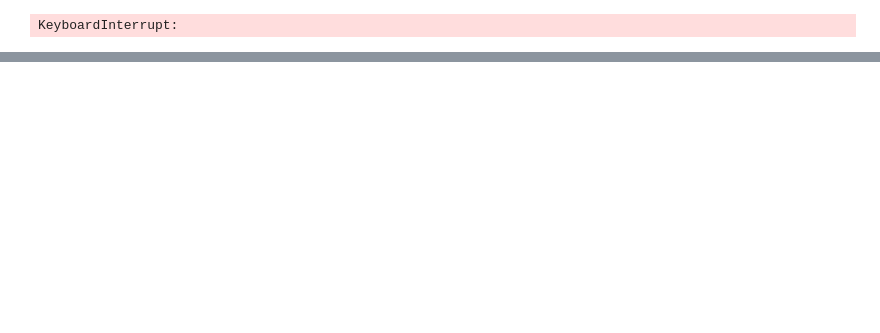
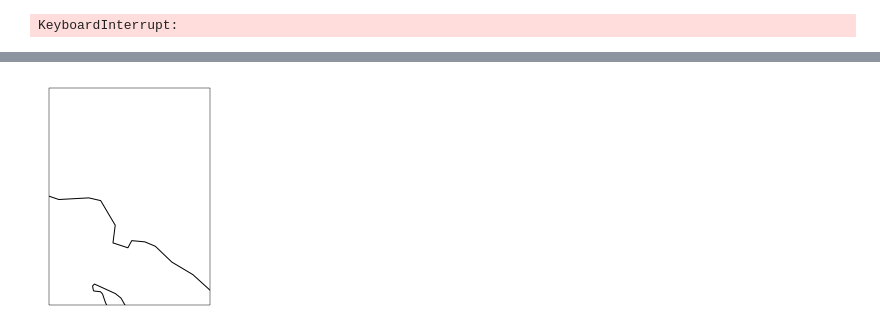
Before and after one commit to moranse/20171104-MichiganDatathon, a Jupyter notebook: comp-notebook/Bradley.ipynb, the cells around one changed output, grey strips where cells are left out. Drawn from its saved outputs; the diff is of its cells as text; code cells hidden in the pictures; blank space fills up the shorter version.

```diff
--- a/comp-notebook/Bradley.ipynb
+++ b/comp-notebook/Bradley.ipynb
@@ -26,6 +26,7 @@ econ_state = pd.read_csv(data_folder + 'econ_state.csv')
 # %%
 demographics
 # %%
+listings['zipcode'] = listings['zipcode'].apply(lambda x: str(x).zfill(5))
 real_estate['zipcode'] = real_estate['zipcode'].apply(lambda x: str(x).zfill(5))
 demographics['zipcode'] = demographics['zipcode'].apply(lambda x: str(x).zfill(5))
 # %%
@@ -147,21 +189,24 @@ la_venues = venues[venues['city'] == 'Los Angeles']
 la_listings = listings[listings['metropolitan'] == 'Los Angeles']
 # %%
 from math import radians, cos, sin, asin, sqrt
-def haversine(lat1, lon1, lat2, lon2):
-    """
-    Calculate the great circle distance between two points
-    on the earth (specified in decimal degrees)
-    """
-    # convert decimal degrees to radians
-    lon1, lat1, lon2, lat2 = map(radians, [lon1, lat1, lon2, lat2])
-    # haversine formula
-    dlon = lon2 - lon1
-    dlat = lat2 - lat1
-    a = sin(dlat/2)**2 + cos(lat1) * cos(lat2) * sin(dlon/2)**2
-    c = 2 * asin(sqrt(a))
-    # Radius of earth in kilometers is 6371
-    km = 6371* c
-    return km
+def haversine(lat1, lon1, lat2, lon2, r=1):
+    if np.linalg.norm([lat1-lat2, lon1-lon2])/111 < 2*r:
+        """
+        Calculate the great circle distance between two points
+        on the earth (specified in decimal degrees)
+        """
+        # convert decimal degrees to radians
+        lon1, lat1, lon2, lat2 = map(radians, [lon1, lat1, lon2, lat2])
+        # haversine formula
+        dlon = lon2 - lon1
+        dlat = lat2 - lat1
+        a = sin(dlat/2)**2 + cos(lat1) * cos(lat2) * sin(dlon/2)**2
+        c = 2 * asin(sqrt(a))
+        # Radius of earth in kilometers is 6371
+        km = 6371* c
+        return km
+    else:
+        return 1000
 # %%
 def split_venue_types(venue):
     venuetypes = venue['types']
@@ -235,0 +305,13 @@ KeyboardInterrupt:
+# %%
+import matplotlib.pyplot as plt
+import cartopy
+import cartopy.crs as ccrs
+from cartopy.io.shapereader import Reader
+from cartopy.feature import ShapelyFeature
+file = data_folder + 'cb_2016_us_zcta510_500k.shp'
+ax = plt.axes(projection=ccrs.GOOGLE_MERCATOR)
+ax.coastlines(resolution='50m')
+ax.set_extent([la_listings['longitude'].min(), la_listings['longitude'].max(),
+               la_listings['latitude'].min(), la_listings['latitude'].max()], crs=ccrs.PlateCarree())
+# %% [output]
+[figure, added]
```
Also changed, not shown: parts of 23 cells of this notebook, 10 other files.
